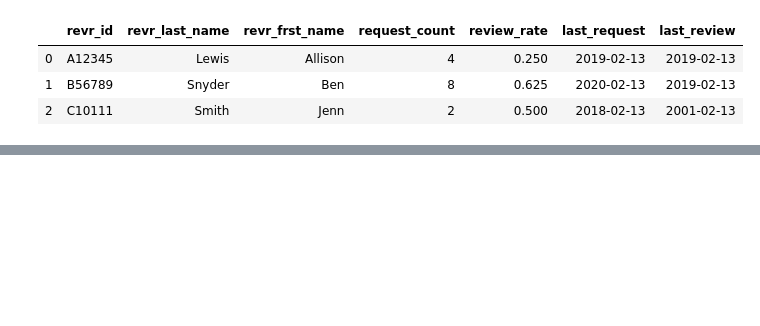
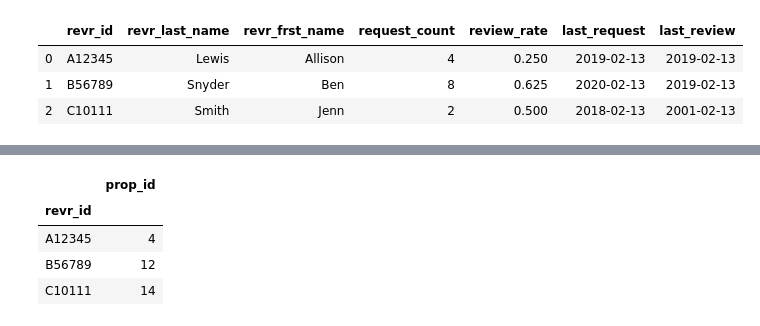
Before and after one commit to johnbensnyder/plots, a Jupyter notebook: groupby_reformatting.ipynb, the cells around one changed output, grey strips where cells are left out. Saved outputs shown, nothing was run; the diff lists cells and outputs as text; code cells hidden in the pictures; blank space fills up the shorter version.

Commit message:
added groupby code

```diff
--- a/groupby_reformatting.ipynb
+++ b/groupby_reformatting.ipynb
@@ -24,0 +53,14 @@ df1
+# %%
+# in the context of a groupby, lambda can be used to write very specific groupby methods.
+# each input x becomes an array. for example, say we want to get the max prop_id value
+# for each reviewer (yes this can just be done with .max() but let's write our own)
+# if we use df.groupby('revr_id').agg({'prop_id': lambda x: x.max()})
+# each time the lambda function is called, it will get an array of all prop_id values
+# for each revr_id, so [1,2,3,4] for A12345, [5,6,7,8,9,10,11,12] for B56789 and so on.
+df.groupby('revr_id').agg({'prop_id': lambda x: x.max()})
+# %% [output]
+|  | prop_id |
+| revr_id |  |
+| A12345 | 4 |
+| B56789 | 12 |
+| C10111 | 14 |
```
Also changed, not shown: parts of 16 cells of this notebook.
